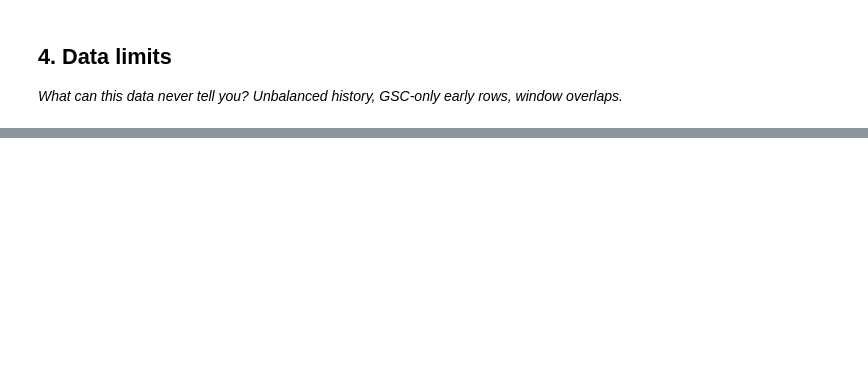
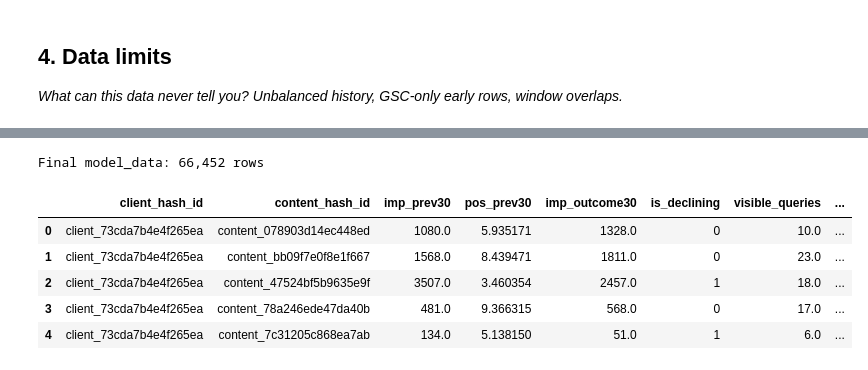
Before and after one commit to MisbahSangi/flyrank-ml-internship-misbah, a Jupyter notebook: work/notebooks/w03_data_contract.ipynb, the cells around one changed output, grey strips where cells are left out. Saved outputs shown, nothing was run; the diff lists cells and outputs as text; code cells hidden in the pictures; blank space fills up the shorter version.

```diff
--- a/work/notebooks/w03_data_contract.ipynb
+++ b/work/notebooks/w03_data_contract.ipynb
@@ -24,0 +225,32 @@ This skeleton is yours to fill. Work the sections **in order** — each one has
+# %%
+# Add query-level signals (visible_queries, top_query_share, rare_share), same pattern as notebook 03
+qsignals = con.sql(f"""
+    SELECT content_hash_id,
+        ANY_VALUE(content_visible_query_count) AS visible_queries,
+        ANY_VALUE(rare_impressions_share)      AS rare_share,
+        MAX(impressions_90d)                   AS top_query_impressions,
+        SUM(impressions_90d)                   AS kept_impressions
+    FROM {TABLES['fact_query_90d']}
+    GROUP BY content_hash_id
+""").df()
+qsignals['top_query_share'] = qsignals['top_query_impressions'] / qsignals['kept_impressions']
+
+model_data = features_and_label.merge(
+    qsignals[['content_hash_id', 'visible_queries', 'top_query_share', 'rare_share']],
+    on='content_hash_id', how='left'
+)
+
+# Drop rows missing any of the 5 honest features before modeling
+feature_cols = ['imp_prev30', 'pos_prev30', 'visible_queries', 'top_query_share', 'rare_share']
+model_data = model_data.dropna(subset=feature_cols)
+
+print(f"Final model_data: {len(model_data):,} rows")
+model_data.head()
+# %% [output]
+Final model_data: 66,452 rows
+|  | client_hash_id | content_hash_id | imp_prev30 | pos_prev30 | imp_outcome30 | is_declining | visible_queries | ... |
+| 0 | client_73cda7b4e4f265ea | content_078903d14ec448ed | 1080.0 | 5.935171 | 1328.0 | 0 | 10.0 | ... |
+| 1 | client_73cda7b4e4f265ea | content_bb09f7e0f8e1f667 | 1568.0 | 8.439471 | 1811.0 | 0 | 23.0 | ... |
+| 2 | client_73cda7b4e4f265ea | content_47524bf5b9635e9f | 3507.0 | 3.460354 | 2457.0 | 1 | 18.0 | ... |
+| 3 | client_73cda7b4e4f265ea | content_78a246ede47da40b | 481.0 | 9.366315 | 568.0 | 0 | 17.0 | ... |
+| 4 | client_73cda7b4e4f265ea | content_7c31205c868ea7ab | 134.0 | 5.138150 | 51.0 | 1 | 6.0 | ... |
```
Also changed, not shown: parts of 15 cells of this notebook.
